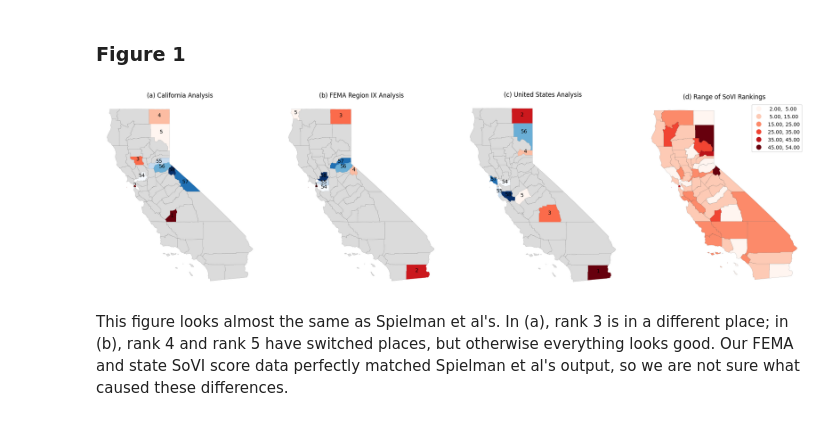
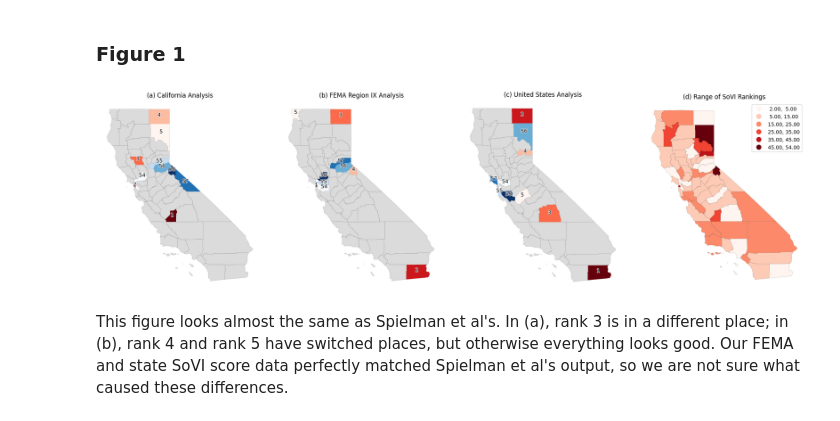
Before and after one commit to HEGSRR/RPl-Spielman-2020, a Jupyter notebook: procedure/code/reproduction/reproduction_report.ipynb, the cells around one changed output. Drawn from its saved outputs; the diff is of its cells as text; code cells hidden in the pictures.

```diff
--- a/procedure/code/reproduction/reproduction_report.ipynb
+++ b/procedure/code/reproduction/reproduction_report.ipynb
@@ -1568,43 +1555,41 @@ ax[3].axis('off');
 
 # Create CA rank map
 top5_CA = counties_CA.loc[counties_CA["rank_CA"] < 6]
 bottom5_CA = counties_CA.loc[counties_CA["rank_CA"] > 53]
 ax[0].set_title("(a) California Analysis")
 counties_CA.plot(ax = ax[0], cmap = mycolor, edgecolor = 'black', linewidth = .1)
 top5_CA.plot(ax = ax[0], column = "rank_CA", cmap = "Reds_r")
-top5_CA.apply(lambda x: ax[0].annotate(text=round(x['rank_CA']), xy=x.geometry.centroid.coords[0], ha='center'), axis=1, );
+top5_CA.apply(lambda x: ax[0].text(s=round(x['rank_CA']), color = 'black', x=x.geometry.centroid.coords[0][0], y=x.geometry.centroid.coords[0][1], ha='center', path_effects=[pe.withStroke(linewidth=1.5, foreground="white")]), axis=1, );
 bottom5_CA.plot(ax = ax[0], column = "rank_CA", cmap = "Blues");
-bottom5_CA.apply(lambda x: ax[0].annotate(text=round(x['rank_CA']), xy=x.geometry.centroid.coords[0], ha='center'), axis=1, );
-
+bottom5_CA.apply(lambda x: ax[0].text(s=round(x['rank_CA']), color = 'black', x=x.geometry.centroid.coords[0][0], y=x.geometry.centroid.coords[0][1], ha='center',  path_effects=[pe.withStroke(linewidth=1.5, foreground="white")]), axis=1, );
 # Create FEMA rank map
 top5_CA = counties_CA.loc[counties_CA["rank_FEMA"] < 6]
 bottom5_CA = counties_CA.loc[counties_CA["rank_FEMA"] > 53]
 ax[1].set_title("(b) FEMA Region IX Analysis")
 counties_CA.plot(ax = ax[1], cmap = mycolor, edgecolor = 'black', linewidth = .1)
 top5_CA.plot(ax = ax[1], column = "rank_FEMA", cmap = "Reds_r")
-top5_CA.apply(lambda x: ax[1].annotate(text=round(x['rank_FEMA']), xy=x.geometry.centroid.coords[0], ha='center'), axis=1, );
+top5_CA.apply(lambda x: ax[1].text(s=round(x['rank_FEMA']), color = 'black', x=x.geometry.centroid.coords[0][0], y=x.geometry.centroid.coords[0][1], ha='center', path_effects=[pe.withStroke(linewidth=1.5, foreground="white")]), axis=1, );
 bottom5_CA.plot(ax = ax[1], column = "rank_FEMA", cmap = "Blues");
-bottom5_CA.apply(lambda x: ax[1].annotate(text=round(x['rank_FEMA']), xy=x.geometry.centroid.coords[0], ha='center'), axis=1, );
-
+bottom5_CA.apply(lambda x: ax[1].text(s=round(x['rank_FEMA']), color = 'black', x=x.geometry.centroid.coords[0][0], y=x.geometry.centroid.coords[0][1], ha='center',  path_effects=[pe.withStroke(linewidth=1.5, foreground="white")]), axis=1, );
 # Create USA rank map
 top5_CA = counties_CA.loc[counties_CA["rank_USA"] < 6]
 bottom5_CA = counties_CA.loc[counties_CA["rank_USA"] > 53]
 ax[2].set_title("(c) United States Analysis")
 counties_CA.plot(ax = ax[2], cmap = mycolor, edgecolor = 'black', linewidth = .1)
 top5_CA.plot(ax = ax[2], column = "rank_USA", cmap = "Reds_r")
-top5_CA.apply(lambda x: ax[2].annotate(text=round(x['rank_USA']), xy=x.geometry.centroid.coords[0], ha='center'), axis=1, );
+top5_CA.apply(lambda x: ax[2].text(s=round(x['rank_USA']), color = 'black', x=x.geometry.centroid.coords[0][0], y=x.geometry.centroid.coords[0][1], ha='center', path_effects=[pe.withStroke(linewidth=1.5, foreground="white")]), axis=1, );
 bottom5_CA.plot(ax = ax[2], column = "rank_USA", cmap = "Blues");
-bottom5_CA.apply(lambda x: ax[2].annotate(text=round(x['rank_USA']), xy=x.geometry.centroid.coords[0], ha='center'), axis=1, );
-
+bottom5_CA.apply(lambda x: ax[2].text(s=round(x['rank_USA']), color = 'black', x=x.geometry.centroid.coords[0][0], y=x.geometry.centroid.coords[0][1], ha='center',  path_effects=[pe.withStroke(linewidth=1.5, foreground="white")]), axis=1, );
 # Create range rank map
 ax[3].set_title("(d) Range of SoVI Rankings")
 counties_CA["min_rank"] = counties_CA[["rank_USA", "rank_FEMA", "rank_CA"]].min(axis = 1)
 counties_CA["max_rank"] = counties_CA[["rank_USA", "rank_FEMA", "rank_CA"]].max(axis = 1)
 counties_CA["range_rank"] = counties_CA["max_rank"] - counties_CA["min_rank"]
 counties_CA.plot(ax = ax[3], column = "range_rank", cmap = "Reds", edgecolor = 'black', linewidth = .1, scheme="User_Defined",
          legend=True, classification_kwds=dict(bins=[5,15,25,35,45]));
+plt.savefig( here(path["rfig"], 'fig1.png') ) # Save image
 # %% [output]
-[figure, old version]
+[figure, new version]
 # %% [markdown]
 This figure looks almost the same as Spielman et al's. In (a), rank 3 is in a different place; in (b), rank 4 and rank 5 have switched places, but otherwise everything looks good. Our FEMA and state SoVI score data perfectly matched Spielman et al's output, so we are not sure what caused these differences.
 # %% [markdown]
```
Also changed, not shown: parts of 18 cells of this notebook, 26 other files.
